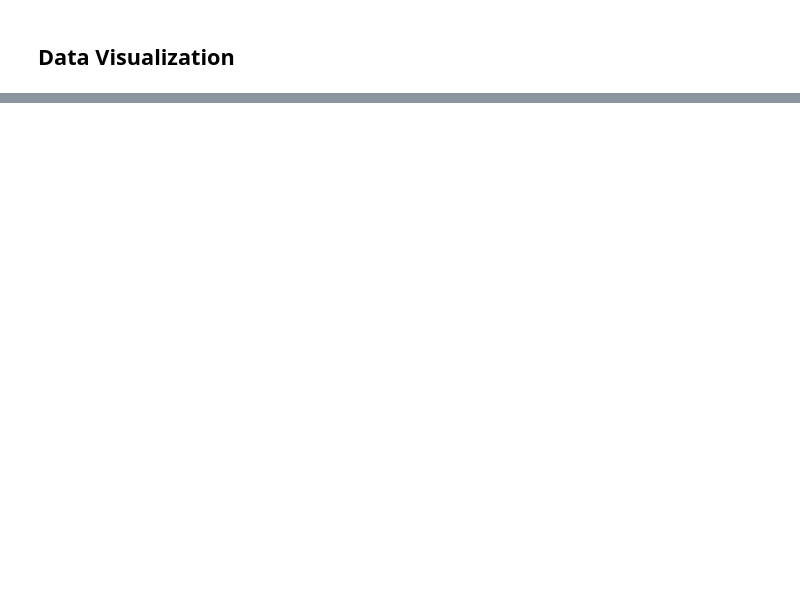
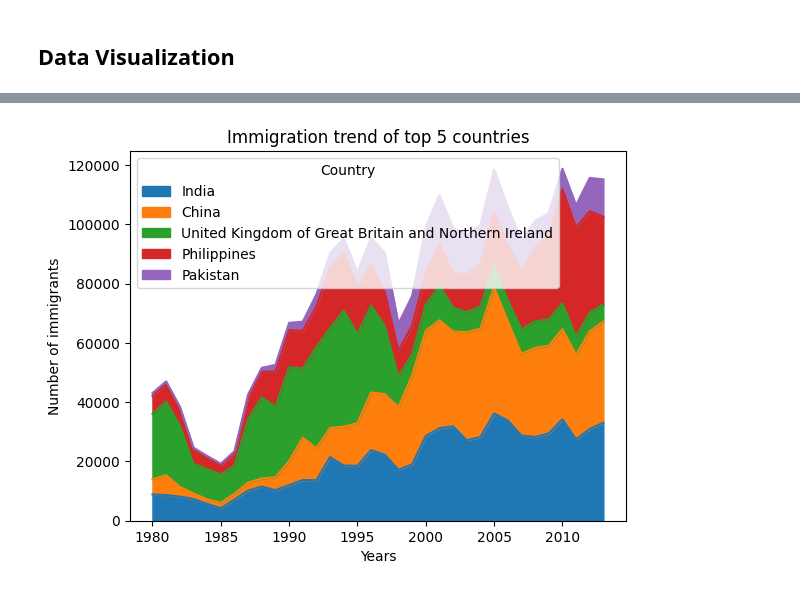
Before and after one commit to patrikfreisner/PythonDataScience, a Jupyter notebook: 12 - Data Visualization part1.ipynb, the cells around one changed output, grey strips where cells are left out. Saved outputs shown, nothing was run; the diff lists cells and outputs as text; code cells hidden in the pictures; blank space fills up the shorter version.

```diff
--- a/12 - Data Visualization part1.ipynb
+++ b/12 - Data Visualization part1.ipynb
@@ -43,0 +70,17 @@ ImportError: Missing optional dependency 'openpyxl'.  Use pip or conda to instal
+# %%
+# Area chart
+
+years = list(map(int, range(1980, 2014)))
+df_canada1 = df_can.rename(columns={"OdName": "Country"})
+df_canada1 = df_canada1.set_index("Country")
+df_canada1["Total"] = df_canada1.iloc[:, 8:].sum(axis=1)
+df_canada1.sort_values(["Total"], ascending=False, axis=0, inplace=True)
+df_top5 = df_canada1.head()
+df_top5 = df_top5[years].transpose()
+df_top5.plot(kind="area")
+plt.title("Immigration trend of top 5 countries")
+plt.ylabel("Number of immigrants")
+plt.xlabel("Years")
+plt.show()
+# %% [output]
+[figure, added]
```
Also changed, not shown: parts of 9 cells of this notebook, 5 other files.
